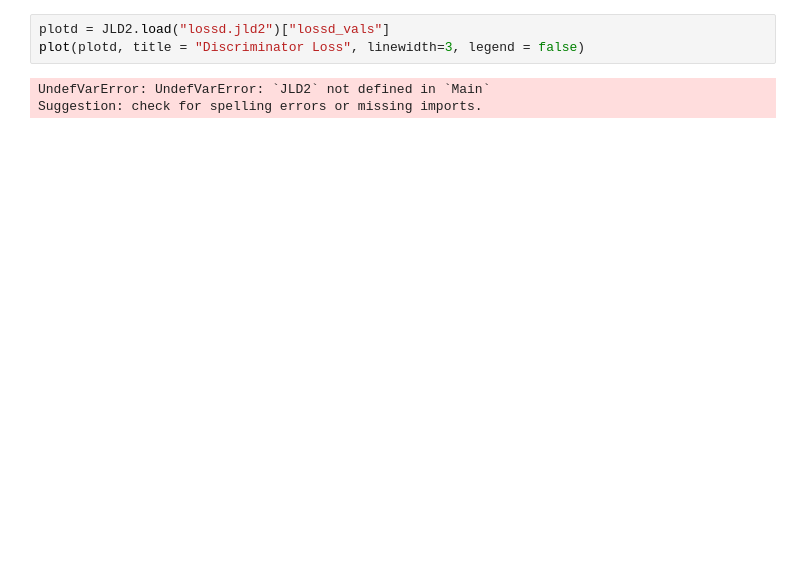
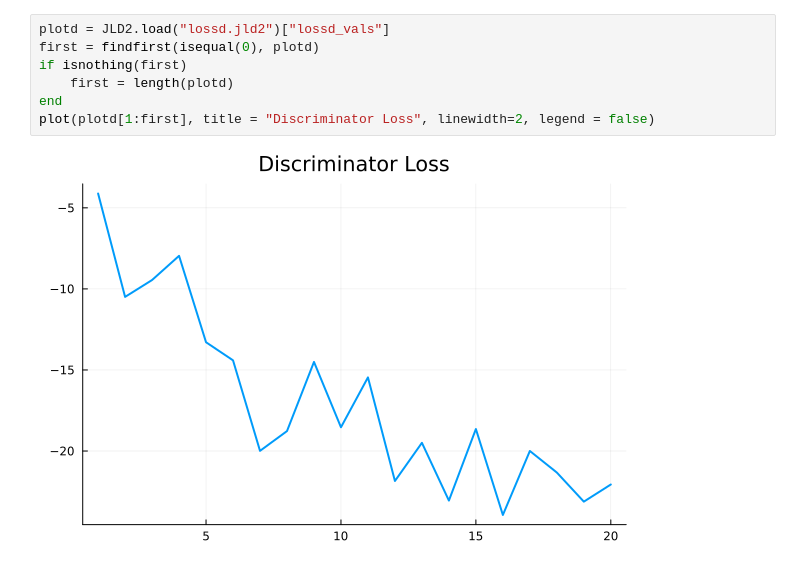
Before and after one commit to p-luo/MatchgateGAN, a Jupyter notebook: runnable/diagnostics/plotter.ipynb, the cells around one changed output. Cells and saved outputs as stored; diff of their text form; blank space fills up the shorter version.

```diff
--- a/runnable/diagnostics/plotter.ipynb
+++ b/runnable/diagnostics/plotter.ipynb
@@ -10,6 +13,9 @@ plot(plotg, title = "Generator Loss", linewidth=2, legend = false)
 # %%
 plotd = JLD2.load("lossd.jld2")["lossd_vals"]
-plot(plotd, title = "Discriminator Loss", linewidth=3, legend = false)
+first = findfirst(isequal(0), plotd)
+if isnothing(first)
+    first = length(plotd)
+end
+plot(plotd[1:first], title = "Discriminator Loss", linewidth=2, legend = false)
 # %% [output]
-UndefVarError: UndefVarError: `JLD2` not defined in `Main`
-Suggestion: check for spelling errors or missing imports.
+[figure, added]
```
Also changed, not shown: parts of 2 cells of this notebook, 17 other files.
